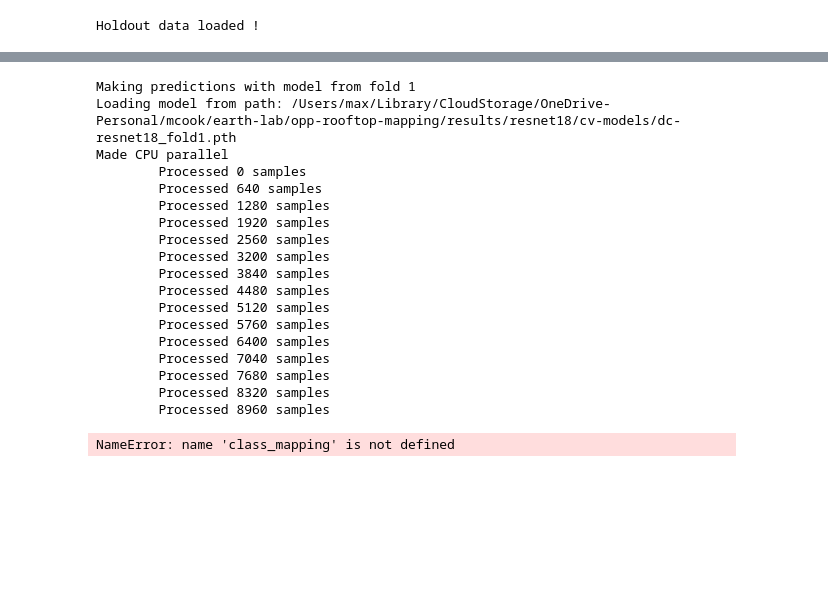
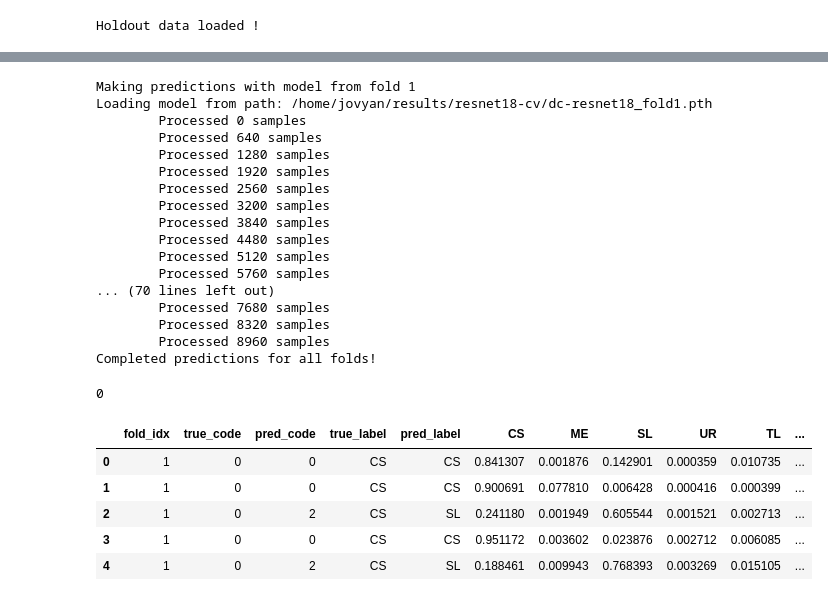
Before and after one commit to maxwellCcook/rooftop-mapping, a Jupyter notebook: code/05resnet18-dc-pred-probs.ipynb, the cells around one changed output, grey strips where cells are left out. Cells and saved outputs as stored; diff of their text form; code cells hidden in the pictures; blank space fills up the shorter version.

```diff
--- a/code/05resnet18-dc-pred-probs.ipynb
+++ b/code/05resnet18-dc-pred-probs.ipynb
@@ -158,7 +166,8 @@ for fold_idx in range(1, n_folds + 1):
     print(f"Making predictions with model from fold {fold_idx}")
 
     # Load the trained model for the current fold
-    model_fp = os.path.join(results_dir, f'cv-models/dc-resnet18_fold{fold_idx}.pth')
+    # model_fp = os.path.join(results_dir, f'cv-models/dc-resnet18_fold{fold_idx}.pth')
+    model_fp = os.path.join(results_dir, f'dc-resnet18_fold{fold_idx}.pth')
     print(f"Loading model from path: {model_fp}")
     checkpoint = torch.load(model_fp, map_location=device)
 
@@ -230,12 +239,12 @@ for fold_idx in range(1, n_folds + 1):
 preds_df = pd.concat(all_preds, ignore_index=True)
 
 # Save the predictions for later analysis
-preds_df.to_csv(os.path.join(results_dir, 'cv-results/dc-resnet18_cv_holdout_prob_preds.csv'), index=False)
+# preds_df.to_csv(os.path.join(results_dir, 'cv-results/dc-resnet18_cv_holdout_prob_preds.csv'), index=False)
+preds_df.to_csv(os.path.join(results_dir, 'dc-resnet18_cv_holdout_prob_preds.csv'), index=False)
 print("Completed predictions for all folds!")
 # %% [output]
 Making predictions with model from fold 1
-Loading model from path: /Users/max/Library/CloudStorage/OneDrive-Personal/mcook/earth-lab/opp-rooftop-mapping/results/resnet18/cv-models/dc-resnet18_fold1.pth
-Made CPU parallel
+Loading model from path: /home/jovyan/results/resnet18-cv/dc-resnet18_fold1.pth
         Processed 0 samples
         Processed 640 samples
         Processed 1280 samples
@@ -246,9 +255,21 @@ Made CPU parallel
         Processed 4480 samples
         Processed 5120 samples
         Processed 5760 samples
-        Processed 6400 samples
-        Processed 7040 samples
+... (70 lines left out)
         Processed 7680 samples
         Processed 8320 samples
         Processed 8960 samples
+Completed predictions for all folds!
-NameError: name 'class_mapping' is not defined
+# %%
+gc.collect()
+# %% [output]
+0
+# %%
+preds_df.head()
+# %% [output]
+|  | fold_idx | true_code | pred_code | true_label | pred_label | CS | ME | SL | UR | TL | ... |
+| 0 | 1 | 0 | 0 | CS | CS | 0.841307 | 0.001876 | 0.142901 | 0.000359 | 0.010735 | ... |
+| 1 | 1 | 0 | 0 | CS | CS | 0.900691 | 0.077810 | 0.006428 | 0.000416 | 0.000399 | ... |
+| 2 | 1 | 0 | 2 | CS | SL | 0.241180 | 0.001949 | 0.605544 | 0.001521 | 0.002713 | ... |
+| 3 | 1 | 0 | 0 | CS | CS | 0.951172 | 0.003602 | 0.023876 | 0.002712 | 0.006085 | ... |
+| 4 | 1 | 0 | 2 | CS | SL | 0.188461 | 0.009943 | 0.768393 | 0.003269 | 0.015105 | ... |
```
Also changed, not shown: parts of 8 cells of this notebook, 1 other file.
